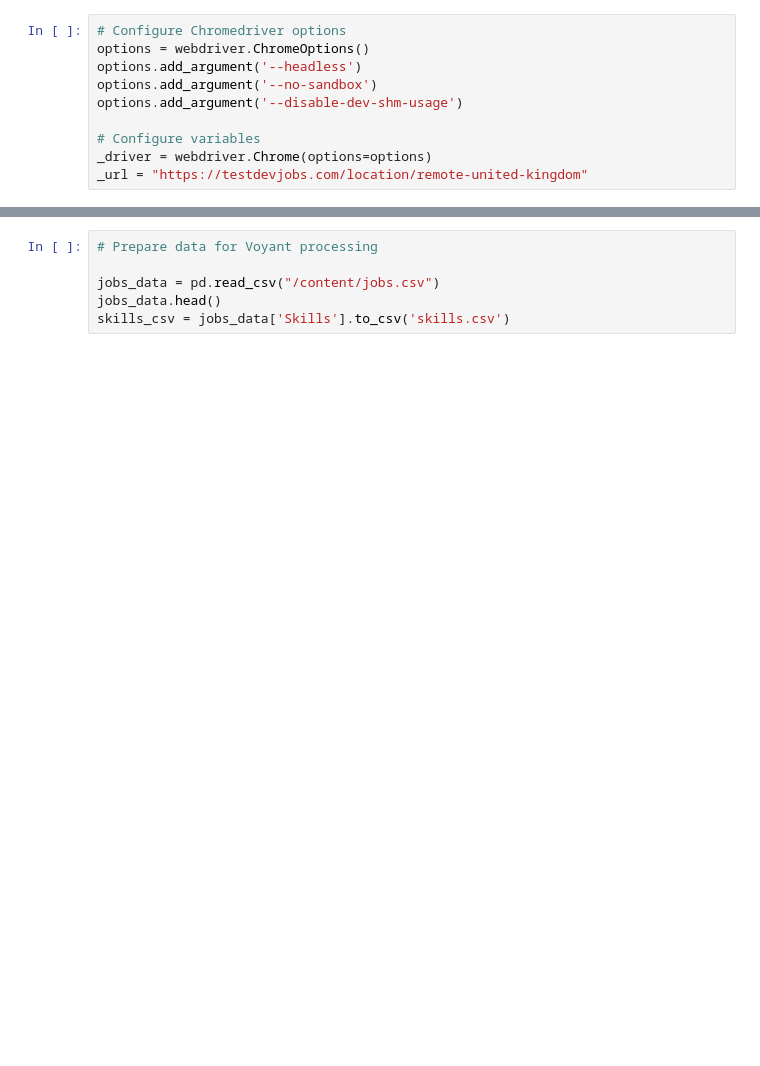
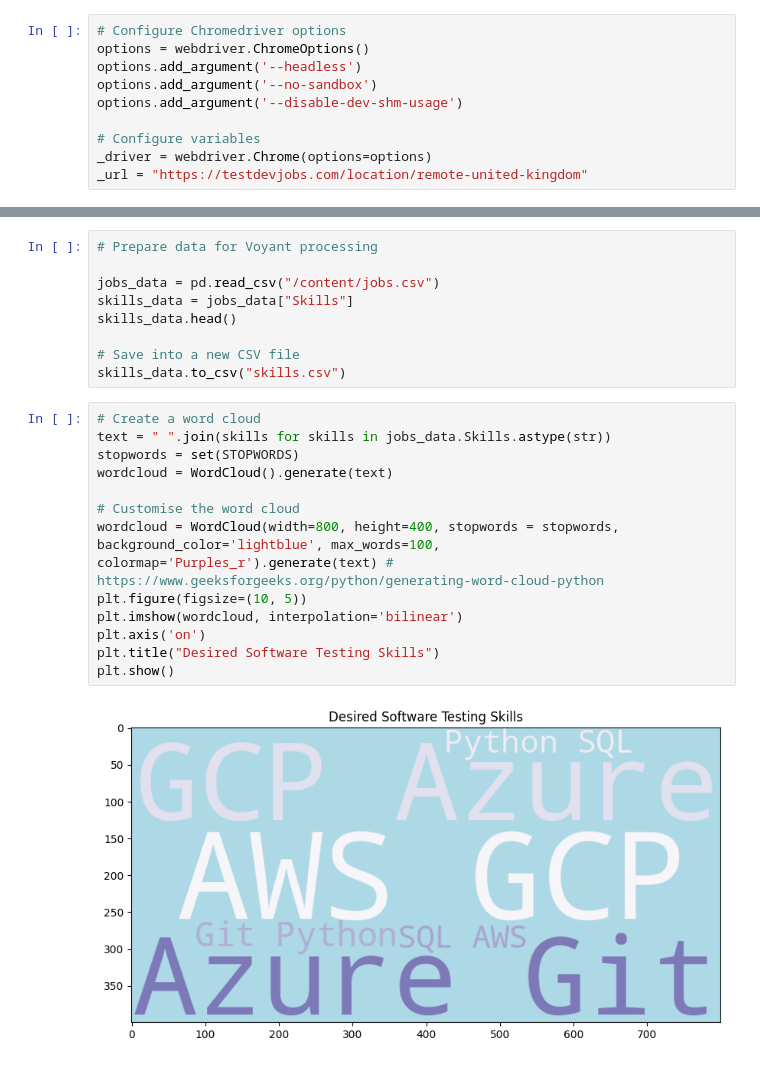
Before and after one commit to HedonisticOpportunist/The-Starving-Software-Tester, a Jupyter notebook: The_Starving_Software_Tester.ipynb, the cells around one changed output, grey strips where cells are left out. Saved outputs shown, nothing was run; the diff lists cells and outputs as text; blank space fills up the shorter version.

```diff
--- a/The_Starving_Software_Tester.ipynb
+++ b/The_Starving_Software_Tester.ipynb
@@ -74,5 +76,23 @@ traverseJobs(_driver, _url)
 # Prepare data for Voyant processing
 
 jobs_data = pd.read_csv("/content/jobs.csv")
-jobs_data.head()
-skills_csv = jobs_data['Skills'].to_csv('skills.csv')
+skills_data = jobs_data["Skills"]
+skills_data.head()
+
+# Save into a new CSV file
+skills_data.to_csv("skills.csv")
+# %%
+# Create a word cloud
+text = " ".join(skills for skills in jobs_data.Skills.astype(str))
+stopwords = set(STOPWORDS)
+wordcloud = WordCloud().generate(text)
+
+# Customise the word cloud
+wordcloud = WordCloud(width=800, height=400, stopwords = stopwords, background_color='lightblue', max_words=100, colormap='Purples_r').generate(text) # https://www.geeksforgeeks.org/python/generating-word-cloud-python
+plt.figure(figsize=(10, 5))
+plt.imshow(wordcloud, interpolation='bilinear')
+plt.axis('on')
+plt.title("Desired Software Testing Skills")
+plt.show()
+# %% [output]
+[figure, added]
```
Also changed, not shown: parts of 4 cells of this notebook, 1 other file.
